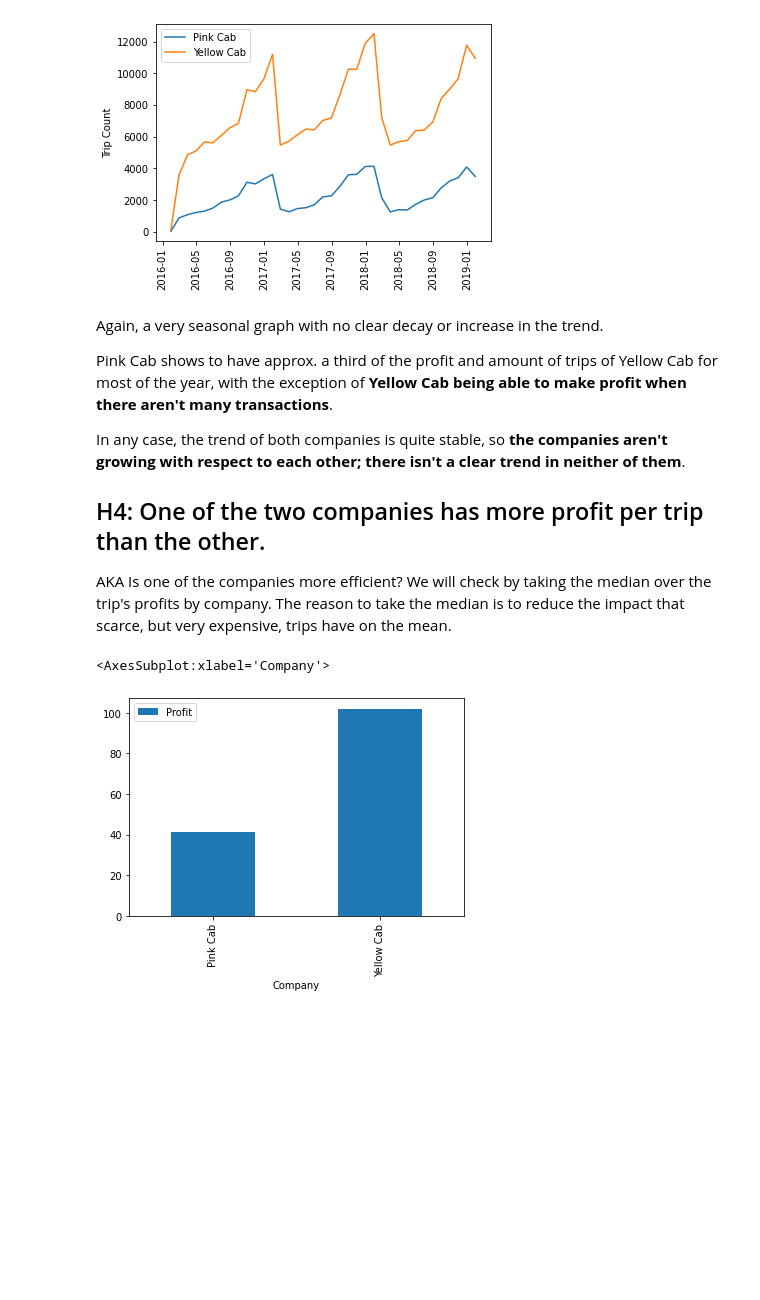
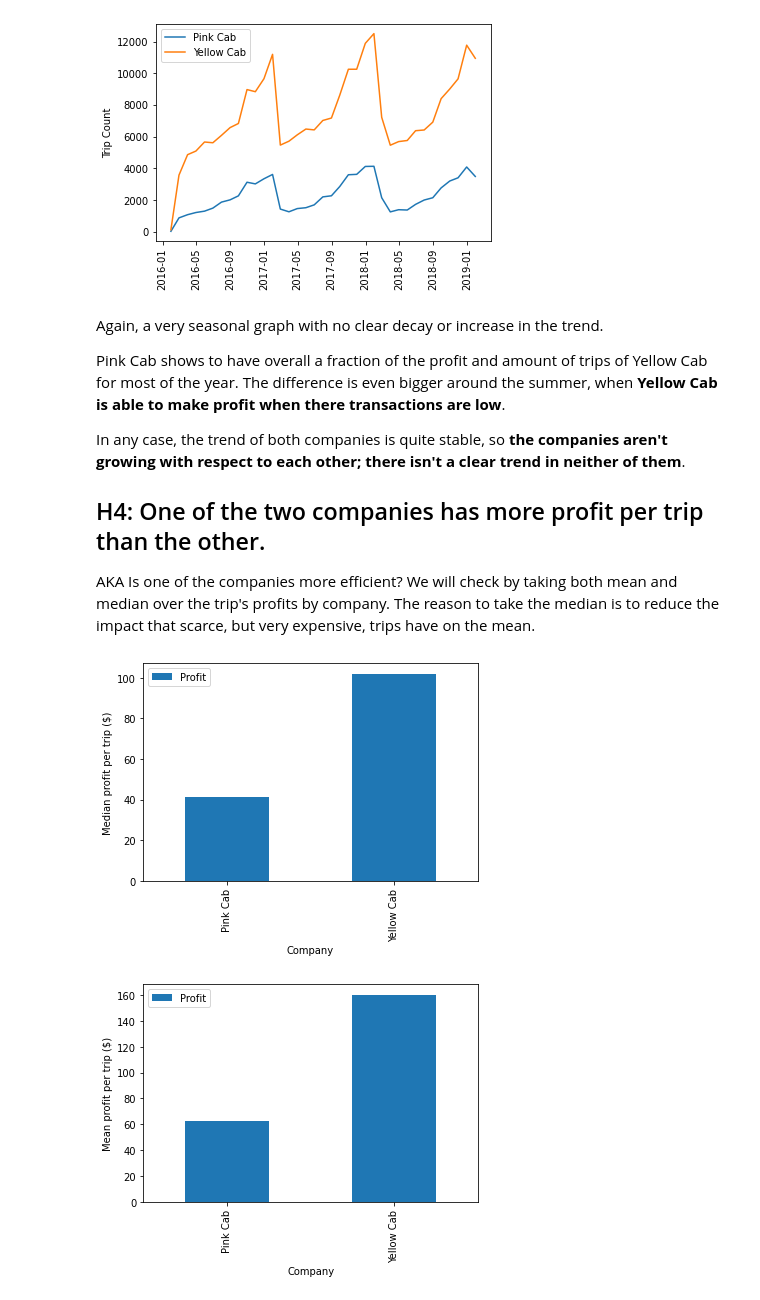
Before and after one commit to dme48/dataglacier-internship, a Jupyter notebook: Week 2/eda.ipynb, the cells around one changed output. Cells and saved outputs as stored; diff of their text form; code cells hidden in the pictures; blank space fills up the shorter version.

```diff
--- a/Week 2/eda.ipynb
+++ b/Week 2/eda.ipynb
@@ -7,7 +7,7 @@ In this subsection I will depurate the database and form the "master data", a si
 import pandas as pd
 
 trips = pd.read_csv("datasets/Cab_Data.csv")
-cities = pd.read_csv("datasets/City.csv")
+cities = pd.read_csv("datasets/City.csv", thousands=',')
 customers = pd.read_csv("datasets/Customer_ID.csv")
 transactions = pd.read_csv("datasets/Transaction_ID.csv")
 
@@ -373,14 +373,19 @@ plt.show()
 # %% [markdown]
 Again, a very seasonal graph with no clear decay or increase in the trend.
 
-Pink Cab shows to have approx. a third of the profit and amount of trips of Yellow Cab for most of the year, with the exception of **Yellow Cab being able to make profit when there aren't many transactions**.
+Pink Cab shows to have overall a fraction of the profit and amount of trips of Yellow Cab for most of the year. The difference is even bigger around the summer, when **Yellow Cab is able to make profit when there transactions are low**.
 
 In any case, the trend of both companies is quite stable, so **the companies aren't growing with respect to each other; there isn't a clear trend in neither of them**.
 
 ## H4: One of the two companies has more profit per trip than the other.
-AKA Is one of the companies more efficient? We will check by taking the median over the trip's profits by company. The reason to take the median is to reduce the impact that scarce, but very expensive, trips have on the mean.
+AKA Is one of the companies more efficient? We will check by taking both mean and median over the trip's profits by company. The reason to take the median is to reduce the impact that scarce, but very expensive, trips have on the mean.
 # %%
 master.groupby("Company").median().plot.bar(y="Profit")
+plt.ylabel("Median profit per trip ($)")
+
+master.groupby("Company").mean().plot.bar(y="Profit")
+plt.ylabel("Mean profit per trip ($)")
+plt.show()
 # %% [output]
-<AxesSubplot:xlabel='Company'>
-[figure, old version]
+[figure, new version]
+[figure, added]
```
Also changed, not shown: parts of 5 cells of this notebook.
